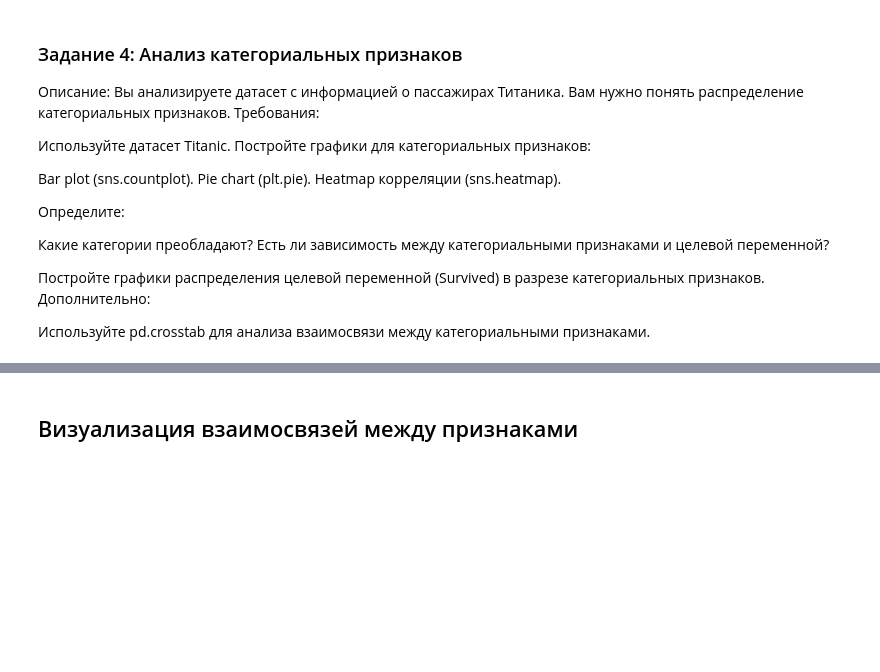
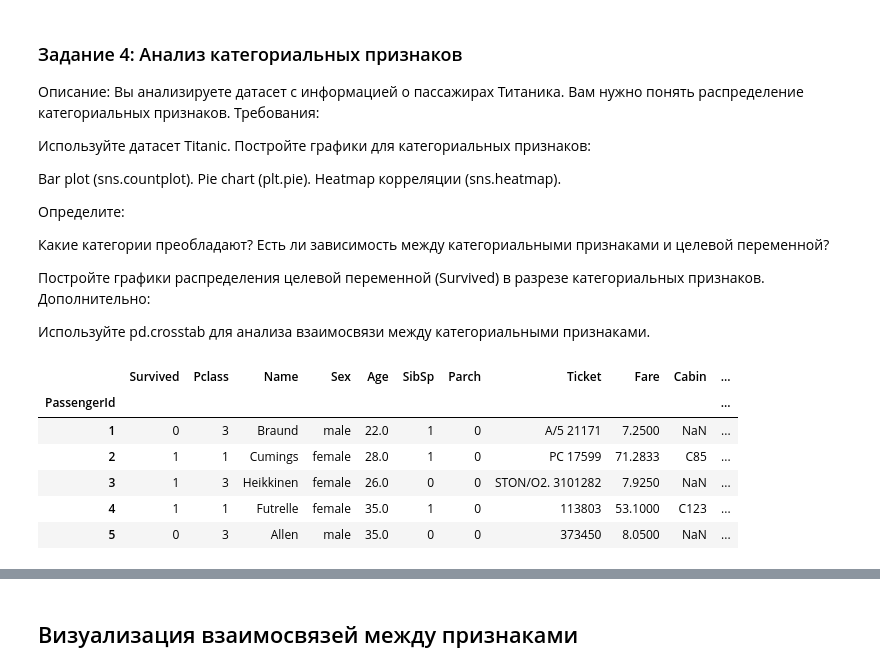
Before and after one commit to Inchimonsha/ml_practice, a Jupyter notebook: ds/ml/primary_review/graphics.ipynb, the cells around one changed output, grey strips where cells are left out. Saved outputs shown, nothing was run; the diff lists cells and outputs as text; code cells hidden in the pictures; blank space fills up the shorter version.

```diff
--- a/ds/ml/primary_review/graphics.ipynb
+++ b/ds/ml/primary_review/graphics.ipynb
@@ -51,3 +63,16 @@ Heatmap корреляции (sns.heatmap).
 Используйте pd.crosstab для анализа взаимосвязи между категориальными признаками.
 # %%
 # https://www.kaggle.com/c/titanic/data
+# %%
+dataset_file_path = os.path.join(DATA_DIR_PATH, "titanic.csv")
+df = pd.read_csv(dataset_file_path, index_col="PassengerId")
+
+df.head()
+# %% [output]
+|  | Survived | Pclass | Name | Sex | Age | SibSp | Parch | Ticket | Fare | Cabin | ... |
+| PassengerId |  |  |  |  |  |  |  |  |  |  | ... |
+| 1 | 0 | 3 | Braund | male | 22.0 | 1 | 0 | A/5 21171 | 7.2500 | NaN | ... |
+| 2 | 1 | 1 | Cumings | female | 28.0 | 1 | 0 | PC 17599 | 71.2833 | C85 | ... |
+| 3 | 1 | 3 | Heikkinen | female | 26.0 | 0 | 0 | STON/O2. 3101282 | 7.9250 | NaN | ... |
+| 4 | 1 | 1 | Futrelle | female | 35.0 | 1 | 0 | 113803 | 53.1000 | C123 | ... |
+| 5 | 0 | 3 | Allen | male | 35.0 | 0 | 0 | 373450 | 8.0500 | NaN | ... |
```
Also changed, not shown: parts of 5 cells of this notebook, 8 other files.
